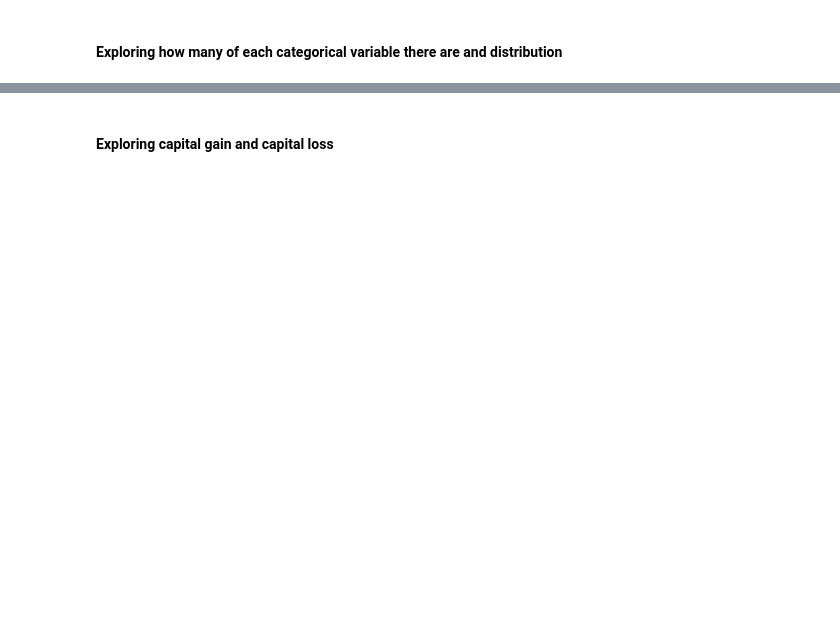
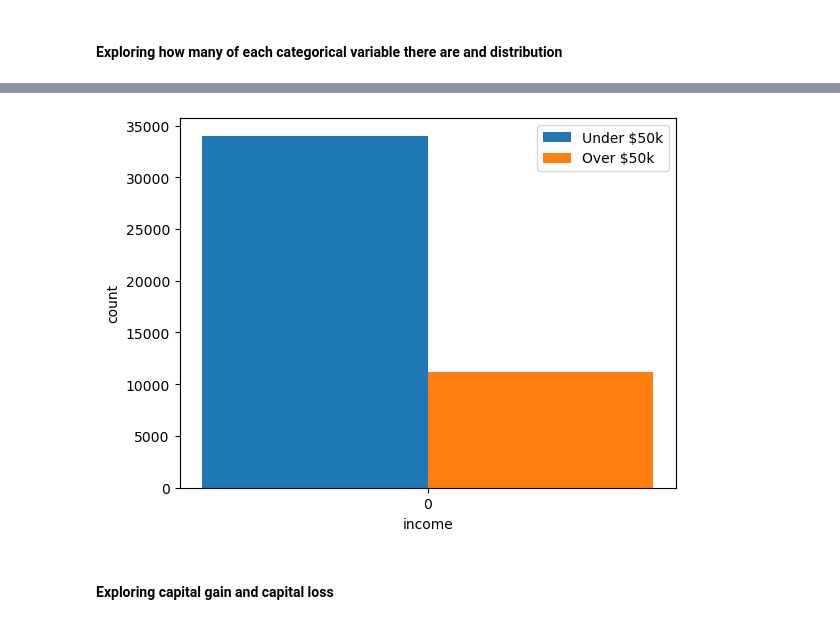
Before and after one commit to Jystine/dsc148-project, a Jupyter notebook: raine-eda.ipynb, the cells around one changed output, grey strips where cells are left out. Drawn from its saved outputs; the diff is of its cells as text; code cells hidden in the pictures; blank space fills up the shorter version.

```diff
--- a/raine-eda.ipynb
+++ b/raine-eda.ipynb
@@ -128,3 +407,23 @@ get_distr("native-country")
+# %%
+def plotting(data, col, N):
+    idx = np.arange(N)
+    width = 0.3
+    over = data[data["income"] == 1]
+    under = data[data["income"] == 0]
+    over_grouped = over.groupby(col)["age"].count().reset_index().sort_values(col)
+    under_grouped = under.groupby(col)["age"].count().reset_index().sort_values(col)
+    values = under_grouped[col]
+    plt.bar(idx, under_grouped["age"], width, label = "Under $50k")
+    plt.bar(idx + width, over_grouped["age"], width, label = "Over $50k")
+    plt.xticks(idx + width / 2, values)
+    plt.xlabel(col)
+    plt.ylabel("count")
+    plt.legend()
+    plt.show()
+
+plotting(preproc_data, "income", 1)
+# %% [output]
+[figure, added]
 # %% [markdown]
 #### Exploring capital gain and capital loss
 # %%
```
Also changed, not shown: parts of 49 cells of this notebook.
